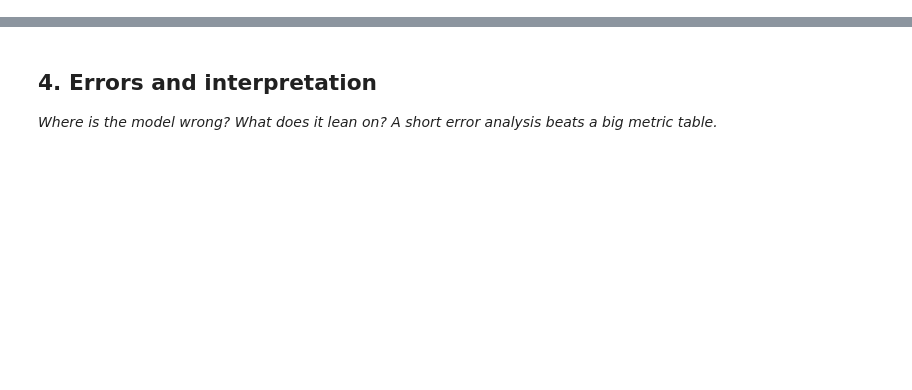
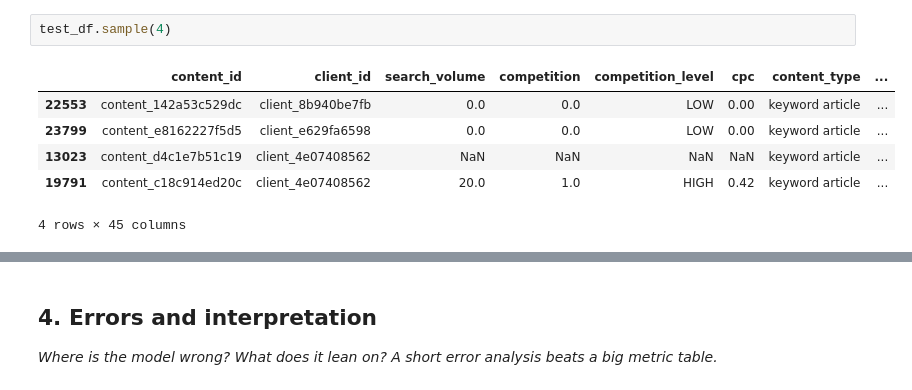
Before and after one commit to jenilrupareliya5150-bit/FlyRankAi-ml-Track, a Jupyter notebook: work/notebooks/w05_model.ipynb, the cells around one changed output, grey strips where cells are left out. Cells and saved outputs as stored; diff of their text form; blank space fills up the shorter version.

```diff
--- a/work/notebooks/w05_model.ipynb
+++ b/work/notebooks/w05_model.ipynb
@@ -29,0 +130,9 @@ This skeleton is yours to fill. Work the sections **in order** — each one has
+# %%
+test_df.sample(4)
+# %% [output]
+|  | content_id | client_id | search_volume | competition | competition_level | cpc | content_type | ... |
+| 22553 | content_142a53c529dc | client_8b940be7fb | 0.0 | 0.0 | LOW | 0.00 | keyword article | ... |
+| 23799 | content_e8162227f5d5 | client_e629fa6598 | 0.0 | 0.0 | LOW | 0.00 | keyword article | ... |
+| 13023 | content_d4c1e7b51c19 | client_4e07408562 | NaN | NaN | NaN | NaN | keyword article | ... |
+| 19791 | content_c18c914ed20c | client_4e07408562 | 20.0 | 1.0 | HIGH | 0.42 | keyword article | ... |
+4 rows × 45 columns
```
Also changed, not shown: parts of 40 cells of this notebook.
